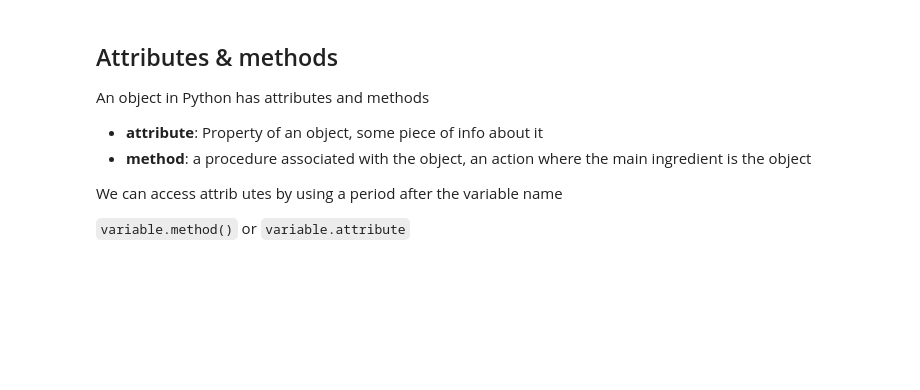
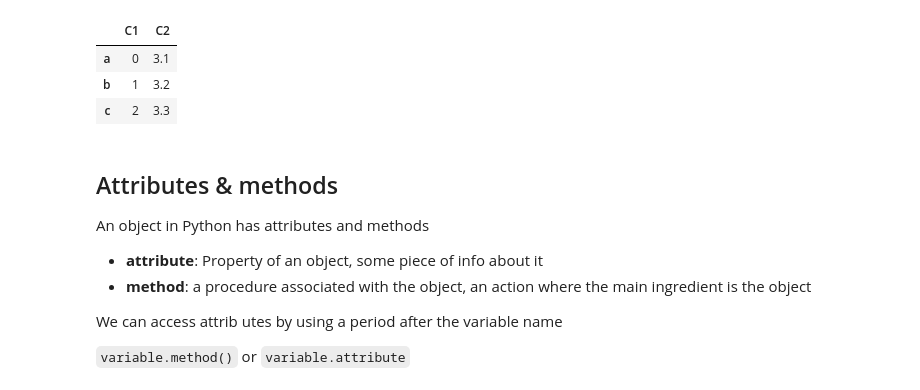
Before and after one commit to petervitale910/eds220-2025-in-class, a Jupyter notebook: week1_lesson1_python_review.ipynb, the cells around one changed output. Drawn from its saved outputs; the diff is of its cells as text; code cells hidden in the pictures; blank space fills up the shorter version.

```diff
--- a/week1_lesson1_python_review.ipynb
+++ b/week1_lesson1_python_review.ipynb
@@ -0,0 +10,10 @@
+# %%
+# Check in 2
+
+df.columns=(['C1','C2'])# This is colnames in R without having to repeat !
+df
+# %% [output]
+|  | C1 | C2 |
+| a | 0 | 3.1 |
+| b | 1 | 3.2 |
+| c | 2 | 3.3 |
```
Also changed, not shown: parts of 2 cells of this notebook, 1 other file.
